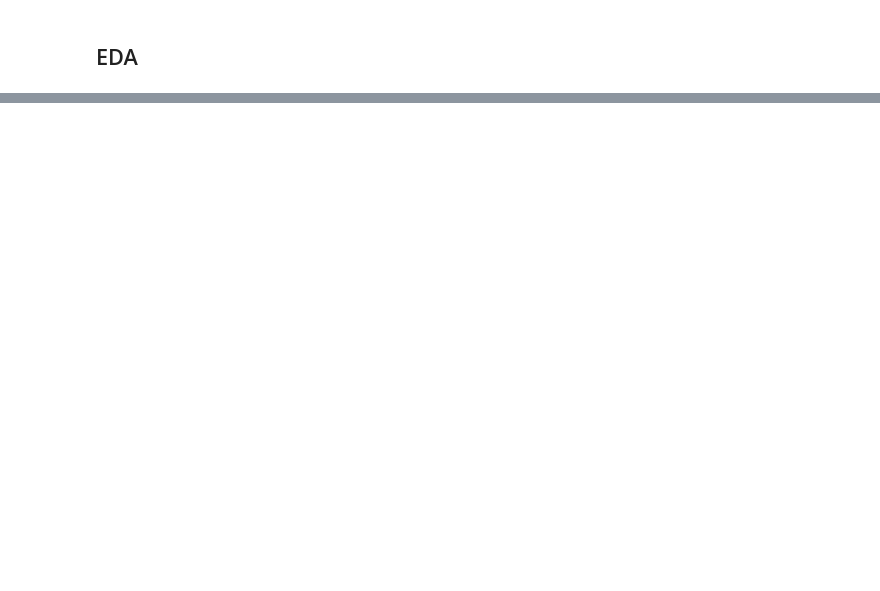
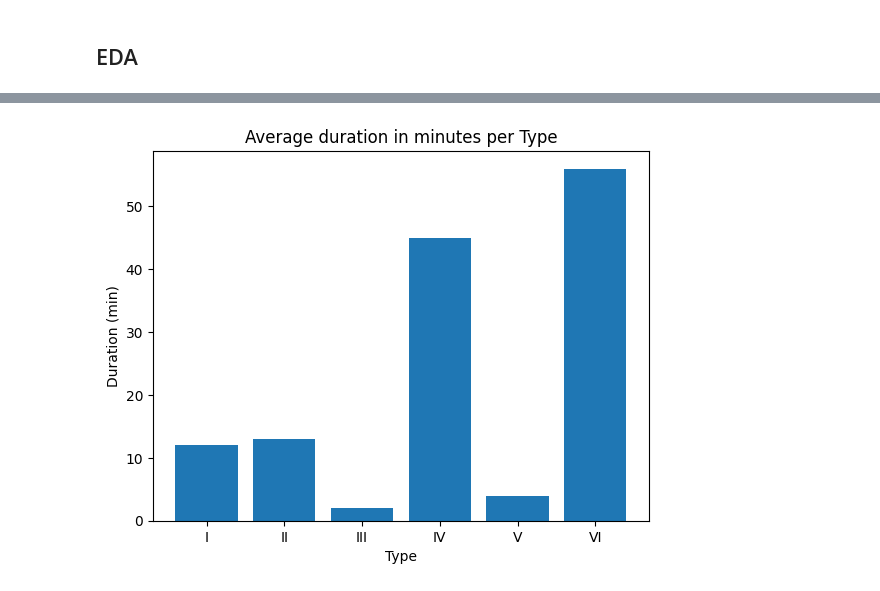
Before and after one commit to i4Ds/Radio-sunburst-labelcreation, a Jupyter notebook: data_creation.ipynb, the cells around one changed output, grey strips where cells are left out. Saved outputs shown, nothing was run; the diff lists cells and outputs as text; code cells hidden in the pictures; blank space fills up the shorter version.

```diff
--- a/data_creation.ipynb
+++ b/data_creation.ipynb
@@ -83,0 +184,10 @@ burst_lists[0].Time.iloc[3][5]
+# %%
+# Average duration per type of burst
+avg_duration_type = burst_list.groupby('type').duration.mean().dt.seconds // 60
+plt.bar(avg_duration_type.index, avg_duration_type)
+plt.xlabel('Type')
+plt.ylabel('Duration (min)')
+plt.title('Average duration in minutes per Type')
+plt.show()
+# %% [output]
+[figure, added]
```
Also changed, not shown: parts of 38 cells of this notebook, 4 other files.
